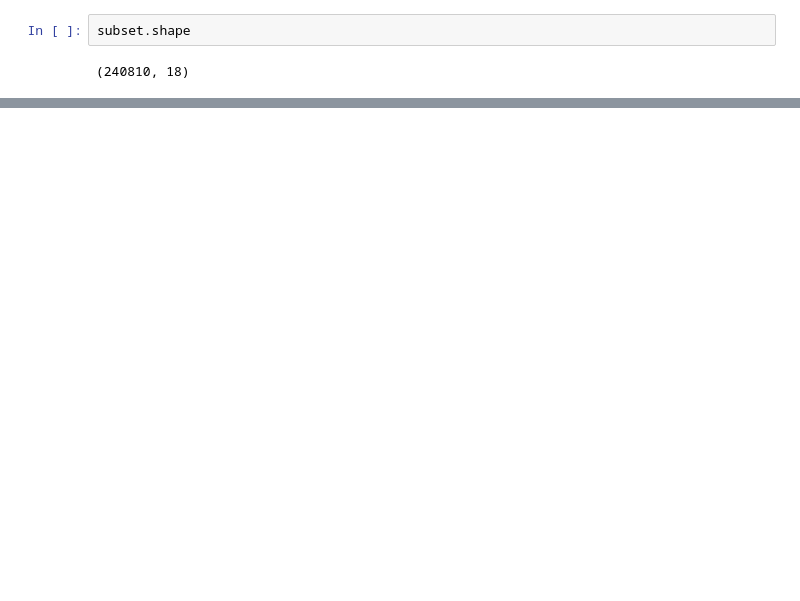
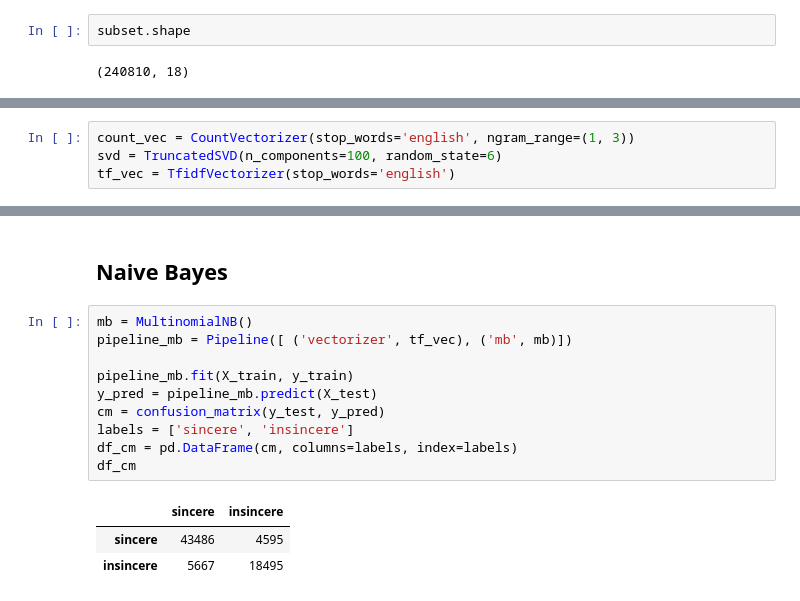
Before and after one commit to kavishashroff/Springboard, a Jupyter notebook: Capstone_2 - Quora Insincere Question Classification/Machine Learning.ipynb, the cells around one changed output, grey strips where cells are left out. Saved outputs shown, nothing was run; the diff lists cells and outputs as text; blank space fills up the shorter version.

```diff
--- a/Capstone_2 - Quora Insincere Question Classification/Machine Learning.ipynb
+++ b/Capstone_2 - Quora Insincere Question Classification/Machine Learning.ipynb
@@ -255,0 +166,4 @@ vocabulary = word2vec.wv.vocab
+# %%
+count_vec = CountVectorizer(stop_words='english', ngram_range=(1, 3))
+svd = TruncatedSVD(n_components=100, random_state=6)
+tf_vec = TfidfVectorizer(stop_words='english')
@@ -255,0 +181,16 @@ vocabulary = word2vec.wv.vocab
+# %% [markdown]
+## Naive Bayes
+# %%
+mb = MultinomialNB()
+pipeline_mb = Pipeline([ ('vectorizer', tf_vec), ('mb', mb)])
+
+pipeline_mb.fit(X_train, y_train)
+y_pred = pipeline_mb.predict(X_test)
+cm = confusion_matrix(y_test, y_pred)
+labels = ['sincere', 'insincere']
+df_cm = pd.DataFrame(cm, columns=labels, index=labels)
+df_cm
+# %% [output]
+|  | sincere | insincere |
+| sincere | 43486 | 4595 |
+| insincere | 5667 | 18495 |
```
Also changed, not shown: parts of 60 cells of this notebook.
